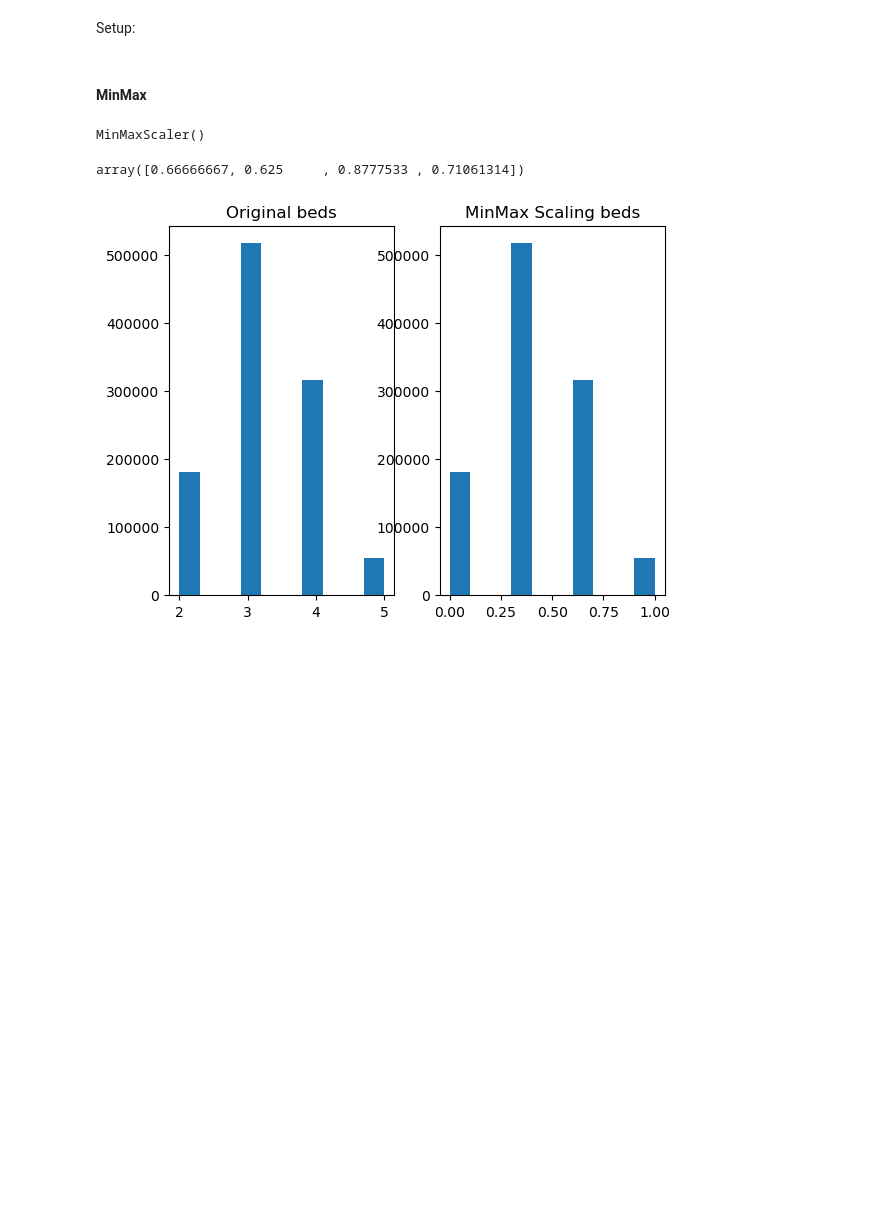
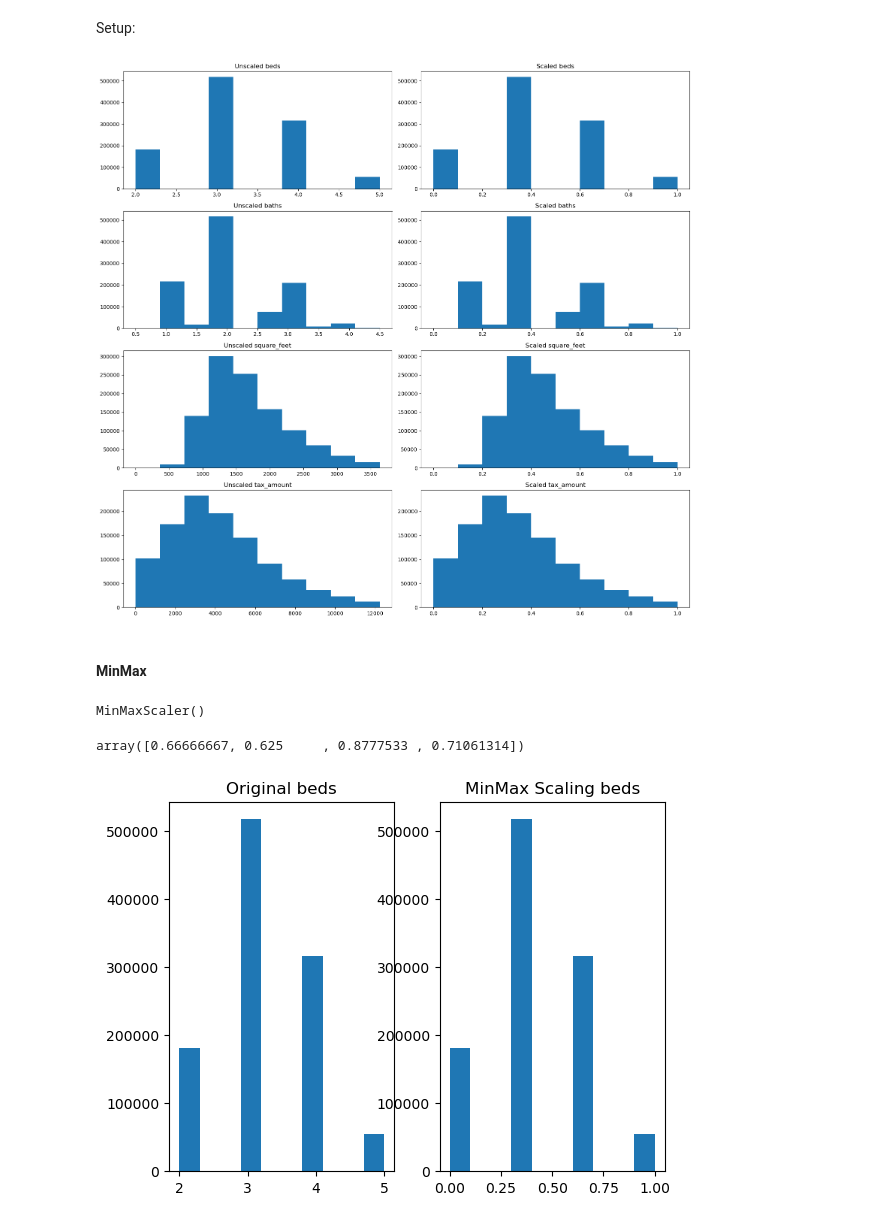
Before and after one commit to aaron-mv-moore/regression-exercises, a Jupyter notebook: scaling.ipynb, the cells around one changed output. Cells and saved outputs as stored; diff of their text form; code cells hidden in the pictures; blank space fills up the shorter version.

```diff
--- a/scaling.ipynb
+++ b/scaling.ipynb
@@ -43,3 +46,28 @@ X_train = train[scale_cols]
+# %%
+X = train.drop(columns='tax_value')
+y = train[['tax_value']]
+# %%
+X_scaled = X.copy()
+# %%
+# make scaler
+scaler = MinMaxScaler().fit(X_scaled[scale_cols])
+# %%
+# transform
+X_scaled[scale_cols] = scaler.transform(X_scaled[scale_cols])
+# %%
+fig, axs = plt.subplots(len(scale_cols), 2, figsize=(16, 15))
+
+
+for (ax1, ax2), col in zip(axs, scale_cols):
+    ax1.hist(X[col])
+    ax1.set(title=f'Unscaled {col}')
+
+    ax2.hist(X_scaled[col])
+    ax2.set(title=f'Scaled {col}')
+plt.tight_layout()
+plt.show()
+# %% [output]
+[figure, added]
 # %% [markdown]
 #### MinMax
 # %%
```
Also changed, not shown: parts of 14 cells of this notebook.
